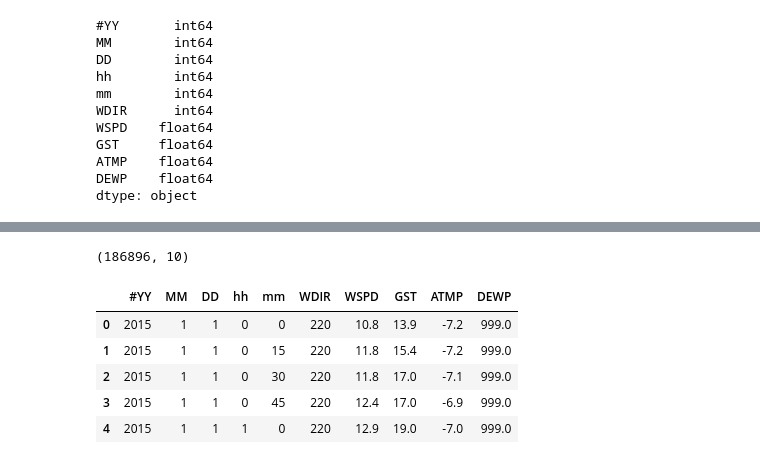
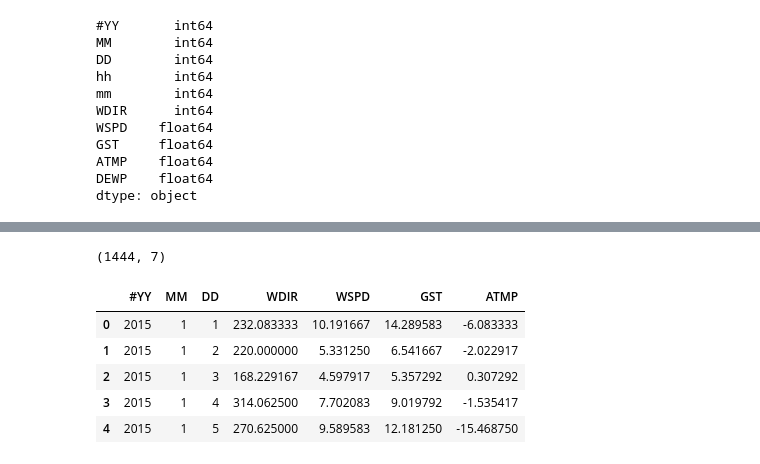
Before and after one commit to BlakeWallace/Lake_Michigan_Influences, a Jupyter notebook: buoy/exploring_buoy_CHII2_data_2005_2018.ipynb, the cells around one changed output, grey strips where cells are left out. Saved outputs shown, nothing was run; the diff lists cells and outputs as text; code cells hidden in the pictures.

Commit message:
data, merging

```diff
--- a/buoy/exploring_buoy_CHII2_data_2005_2018.ipynb
+++ b/buoy/exploring_buoy_CHII2_data_2005_2018.ipynb
@@ -1709,12 +1720,12 @@ data.to_csv('../data/buoy_CHII2/chii2_buoy_data_2015_2018.csv', index=False)
 # %%
-data = pd.read_csv('../data/buoy_CHII2/chii2_buoy_data_2015_2018.csv')
-print(data.shape)
-data.head()
+daily_data = pd.read_csv('../data/buoy_CHII2/chii2_buoy_data_2015_2018_averages.csv')
+print(daily_data.shape)
+daily_data.head()
 # %% [output]
-(186896, 10)
+(1444, 7)
-|  | #YY | MM | DD | hh | mm | WDIR | WSPD | GST | ATMP | DEWP |
-| 0 | 2015 | 1 | 1 | 0 | 0 | 220 | 10.8 | 13.9 | -7.2 | 999.0 |
-| 1 | 2015 | 1 | 1 | 0 | 15 | 220 | 11.8 | 15.4 | -7.2 | 999.0 |
-| 2 | 2015 | 1 | 1 | 0 | 30 | 220 | 11.8 | 17.0 | -7.1 | 999.0 |
-| 3 | 2015 | 1 | 1 | 0 | 45 | 220 | 12.4 | 17.0 | -6.9 | 999.0 |
-| 4 | 2015 | 1 | 1 | 1 | 0 | 220 | 12.9 | 19.0 | -7.0 | 999.0 |
+|  | #YY | MM | DD | WDIR | WSPD | GST | ATMP |
+| 0 | 2015 | 1 | 1 | 232.083333 | 10.191667 | 14.289583 | -6.083333 |
+| 1 | 2015 | 1 | 2 | 220.000000 | 5.331250 | 6.541667 | -2.022917 |
+| 2 | 2015 | 1 | 3 | 168.229167 | 4.597917 | 5.357292 | 0.307292 |
+| 3 | 2015 | 1 | 4 | 314.062500 | 7.702083 | 9.019792 | -1.535417 |
+| 4 | 2015 | 1 | 5 | 270.625000 | 9.589583 | 12.181250 | -15.468750 |
```
Also changed, not shown: parts of 6 cells of this notebook, 30 other files.
